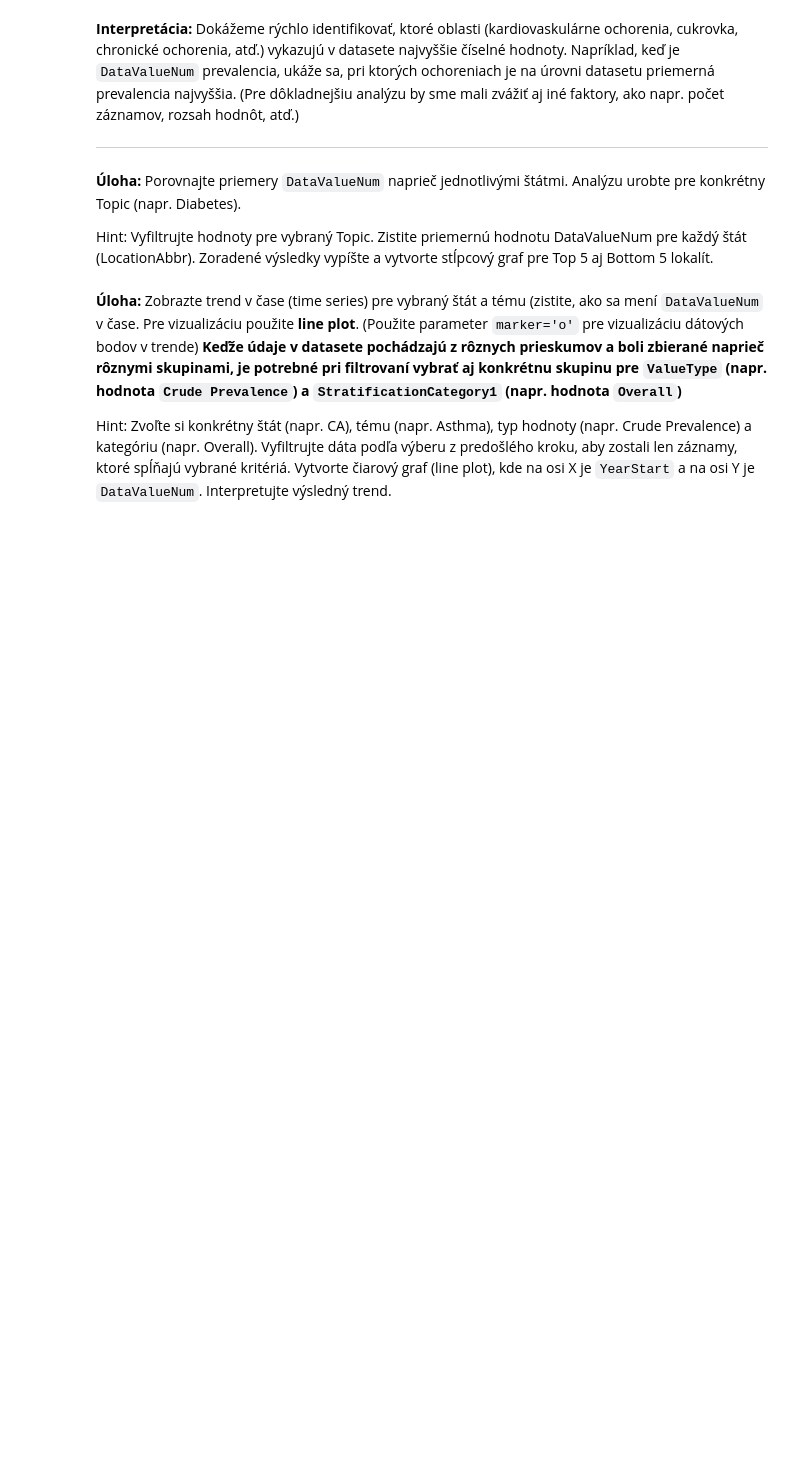
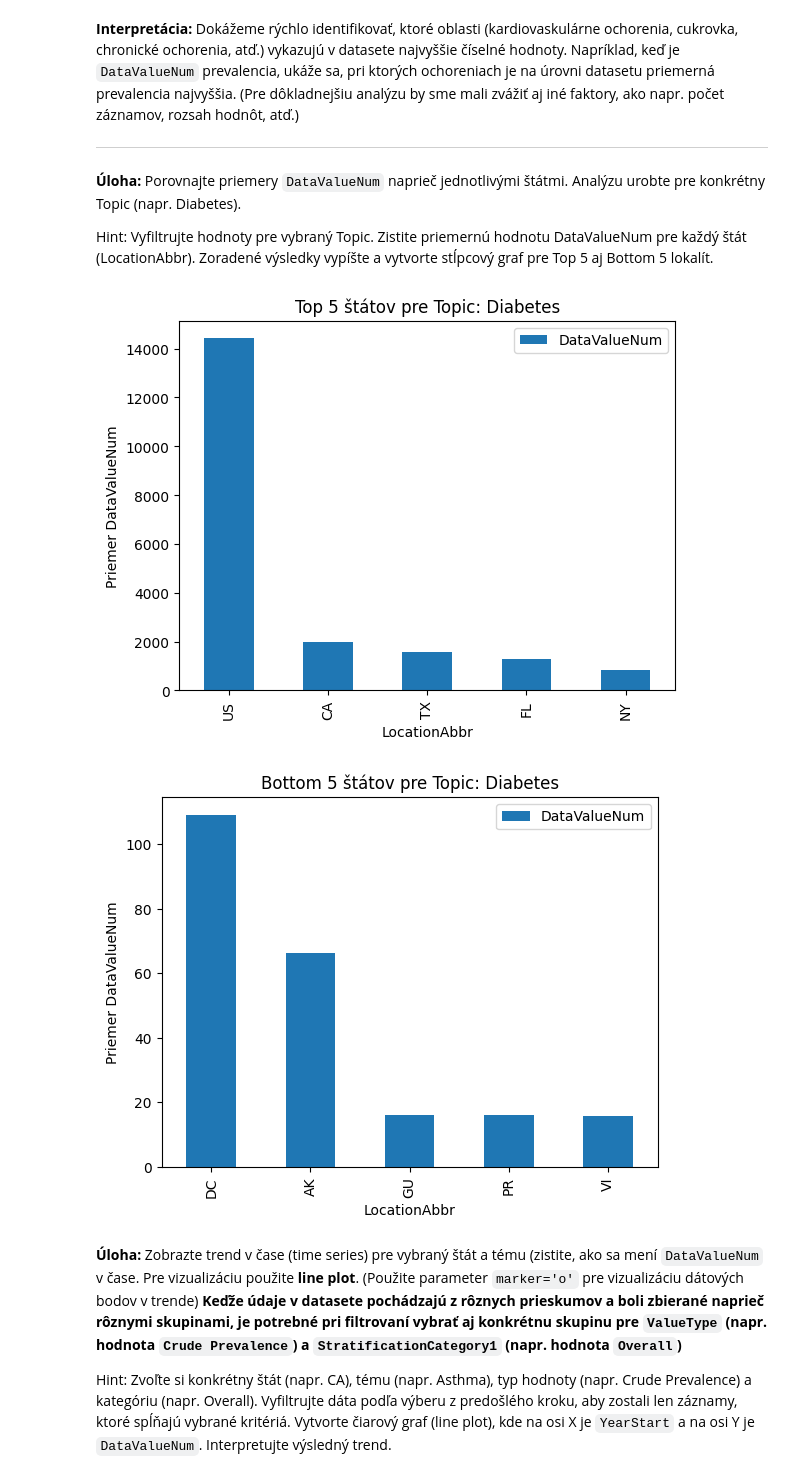
Before and after one commit to tomaschs/SSBU_25, a Jupyter notebook: cv4/CV4_Predspracovanie.ipynb, the cells around one changed output. Saved outputs shown, nothing was run; the diff lists cells and outputs as text; code cells hidden in the pictures; blank space fills up the shorter version.

```diff
--- a/cv4/CV4_Predspracovanie.ipynb
+++ b/cv4/CV4_Predspracovanie.ipynb
@@ -17,4 +17,10 @@ Chceme stiahnuť dataset **U.S. Chronic Disease Indicators (CDI)** z databázy [
 4. Stiahnite dataset a načítajte ho do premennej `data`.
 5. Skontrolujte správne načítanie datasetu.
 # %%
-# TODO
+import pandas as pd
+
+url = 'https://data.cdc.gov/api/views/hksd-2xuw/rows.csv?accessType=DOWNLOAD'
+data = pd.read_csv(url)
+
+#print(data.info())
+print(data.head())
@@ -206,7 +299,8 @@ pivot_df.head()
 # %% [markdown]
 **Úloha:** Premenujte stĺpec `DataValueType` na `ValueType`.
 # %%
-# TODO
+
+data_selected = data_selected.rename(columns={'DataValueType': 'ValueType'})
 # %% [markdown]
 **Úloha:** Vytvorte kontingenčnú (pivotovú) tabuľku pre stĺpce `Topic` (index) a `LocationAbbr` (columns), kde `values` bude priemerná hodnota `DataValueNum`. (Použite parameter observed=False pre potlačenie upozornenia.)
 # %%
@@ -214,4 +325,6 @@ pivot_df.head()
 # %% [markdown]
 **Úloha:** Vytvorte nový stĺpec `Range` ako rozdiel `HighConfidenceLimit - LowConfidenceLimit`.
 # %%
-# TODO
+#
+data_selected['Range'] = data_selected['HighConfidenceLimit'] - data_selected['LowConfidenceLimit']
+data_selected.head()
@@ -220,4 +340,6 @@ pivot_df.head()
 
  Hint: Použite `(data_clean["DataValueNum"] > 50).astype(int)`.
 # %%
-# TODO
+#
+data_selected['HighVal'] = (data_selected['DataValueNum'] > 50).astype(int)
+data_selected.head()
@@ -325,21 +506,39 @@ Zoradené výsledky vypíšte a vytvorte stĺpcový graf pre Top 5 aj Bottom 5 l
 # %%
 selected_topic = 'Diabetes'
 
 # filter the data for the selected topic
-# TODO
+#
+data_topic = data_selected[data_selected['Topic'] == selected_topic]
 
 # calculate the mean 'DataValueNum' for each 'LocationAbbr' (use reset_index() to convert the result to a DataFrame)
-# TODO
+#
+location_means = data_topic.groupby('LocationAbbr', observed=False)['DataValueNum'].mean().reset_index()
 
 # sort the states by the mean 'DataValueNum' in descending order
-# TODO
+#
+location_means_sorted = location_means.sort_values(by='DataValueNum', ascending=False)
 
 # select the top 5 and bottom 5 states
+top5 = location_means_sorted.head(5)
+bottom5 = location_means_sorted.tail(5)
 
 # plot the bar chart for the top 5 states
 
-# plot the bar chart for the bottom 5 states
-# TODO
+# plot the bar chart for the bottom 5 states#
+top5.plot(kind='bar', x='LocationAbbr', y='DataValueNum')
+plt.title('Top 5 štátov pre Topic: Diabetes')
+plt.xlabel('LocationAbbr')
+plt.ylabel('Priemer DataValueNum')
+plt.show()
+
+bottom5.plot(kind='bar', x='LocationAbbr', y='DataValueNum')
+plt.title('Bottom 5 štátov pre Topic: Diabetes')
+plt.xlabel('LocationAbbr')
+plt.ylabel('Priemer DataValueNum')
+plt.show()
+# %% [output]
+[figure, added]
+[figure, added]
 # %% [markdown]
 **Úloha:** Zobrazte trend v čase (time series) pre vybraný štát a tému (zistite, ako sa mení `DataValueNum` v čase. Pre vizualizáciu použite **line plot**. (Použite parameter `marker='o'` pre vizualizáciu dátových bodov v trende) **Keďže údaje v datasete pochádzajú z rôznych prieskumov a boli zbierané naprieč rôznymi skupinami, je potrebné pri filtrovaní vybrať aj konkrétnu skupinu pre `ValueType` (napr. hodnota `Crude Prevalence`) a `StratificationCategory1` (napr. hodnota `Overall`)**
 
```
Also changed, not shown: parts of 21 cells of this notebook.
